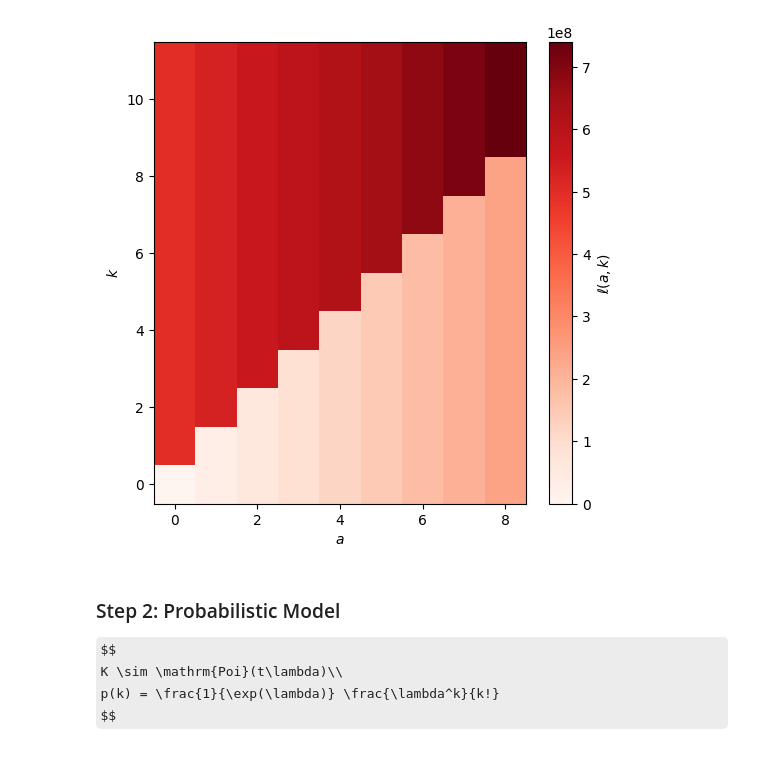
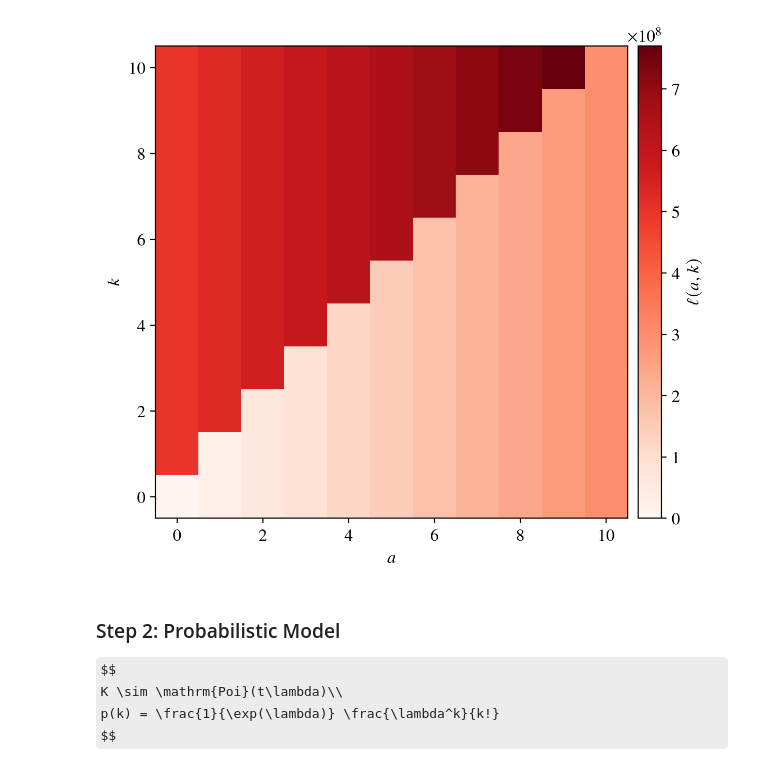
Before and after one commit to marioboley/Uni-Haifa-214.4312-Code, a Jupyter notebook: 1.2_examples.ipynb, the cells around one changed output. Saved outputs shown, nothing was run; the diff lists cells and outputs as text; code cells hidden in the pictures; some formulas as TeX source.

```diff
--- a/1.2_examples.ipynb
+++ b/1.2_examples.ipynb
@@ -23,21 +23,29 @@ $$
 $$
 # %%
+import numpy as np
 from matplotlib import pyplot as plt
+from plotting import subplotgrid, HALF_SLIDE_DIMS
+from IPython.display import display
+from mpl_toolkits.axes_grid1 import make_axes_locatable
 
 def loss(a, k, c1=30000000, c2=500000000):
     return a*c1 + (a<k.reshape(-1, 1))*c2
 
-k = np.arange(12)
-a = np.arange(9)
-l = loss(a, k)
-fig, ax = plt.subplots(figsize=(6, 6))
-mesh = ax.pcolormesh(a, k, l, cmap='Reds')
-fig.colorbar(mesh, label=r'$\ell(a, k)$', ax=ax)
-ax.set_xlabel('$a$')
-ax.set_ylabel('$k$')
-plt.show()
+a = np.arange(11)
+a = np.arange(11)
+l = loss(a, a)
+
+fig, ax = subplotgrid('$a$', '$k$', figsize=HALF_SLIDE_DIMS)
+mesh = ax.pcolormesh(a, a, l, cmap='Reds')
+ax.set_aspect('equal')
+divider = make_axes_locatable(ax)
+cax = divider.append_axes('right', size='5%', pad=0.1)
+fig.colorbar(mesh, cax=cax, label=r'$\ell(a, k)$')
+
+display(fig, metadata={'image/png': {'width': '75%'}})
+plt.close()
 # %% [output]
-[figure, old version]
+[figure, new version]
 # %% [markdown]
 ### Step 2: Probabilistic Model
 
```
Also changed, not shown: parts of 4 cells of this notebook, 2 other files.
